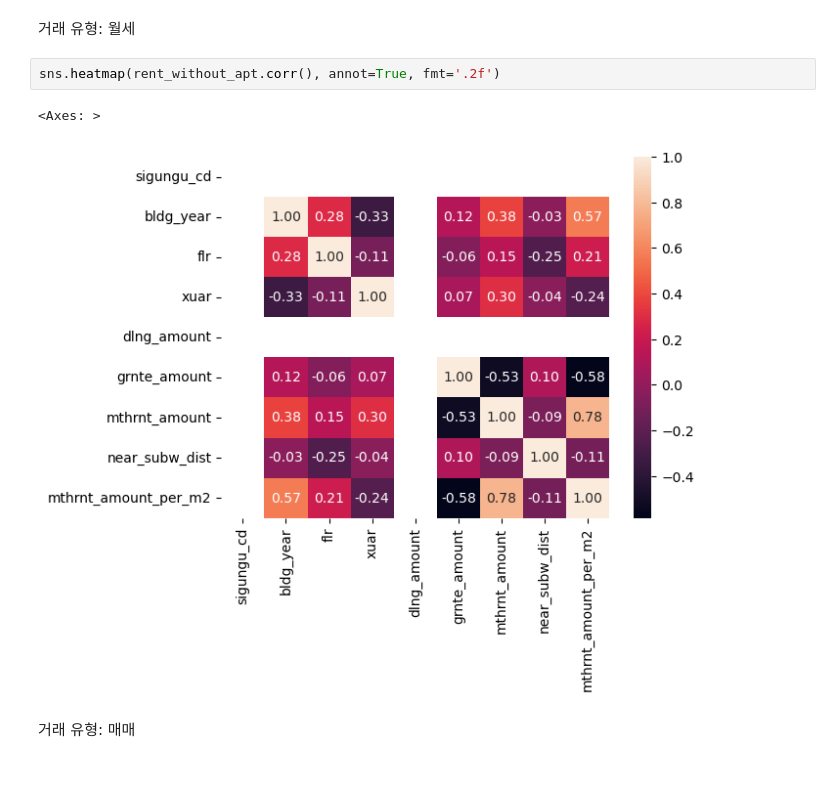
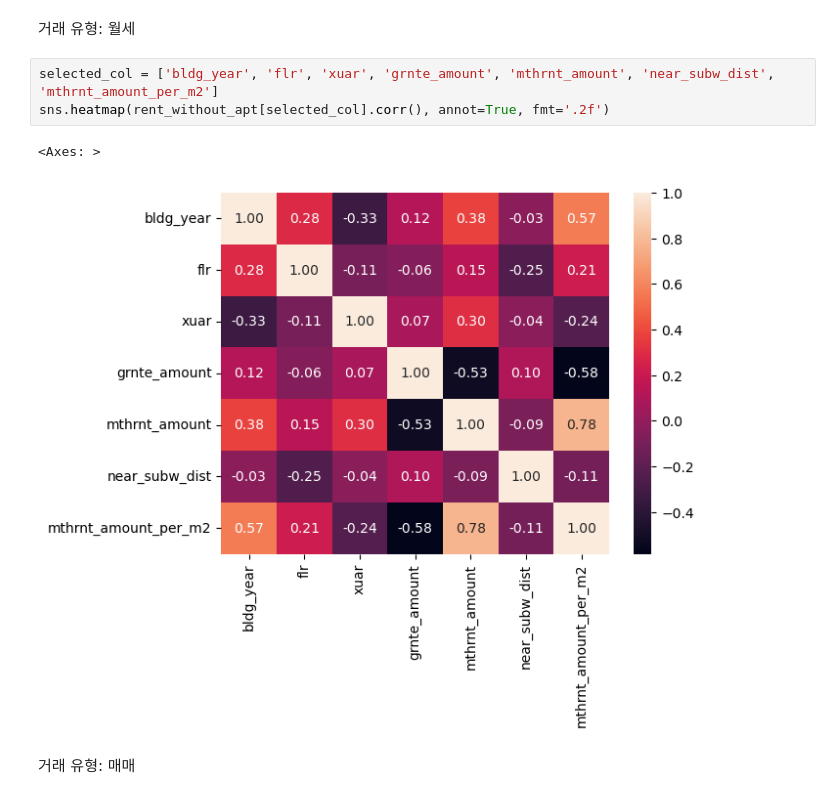
Before and after one commit to hoorangyee/-, a Jupyter notebook: Station_influence_area_data_analysis.ipynb, the cells around one changed output. Drawn from its saved outputs; the diff is of its cells as text.

```diff
--- a/Station_influence_area_data_analysis.ipynb
+++ b/Station_influence_area_data_analysis.ipynb
@@ -320,10 +322,11 @@ sns.heatmap(lease_without_apt.corr(), annot=True, fmt='.2f')
 # %% [markdown]
 거래 유형: 월세
 # %%
-sns.heatmap(rent_without_apt.corr(), annot=True, fmt='.2f')
+selected_col = ['bldg_year', 'flr', 'xuar', 'grnte_amount', 'mthrnt_amount', 'near_subw_dist', 'mthrnt_amount_per_m2']
+sns.heatmap(rent_without_apt[selected_col].corr(), annot=True, fmt='.2f')
 # %% [output]
 <Axes: >
-[figure, old version]
+[figure, new version]
 # %% [markdown]
 거래 유형: 매매
 # %%
```
Also changed, not shown: parts of 15 cells of this notebook.
